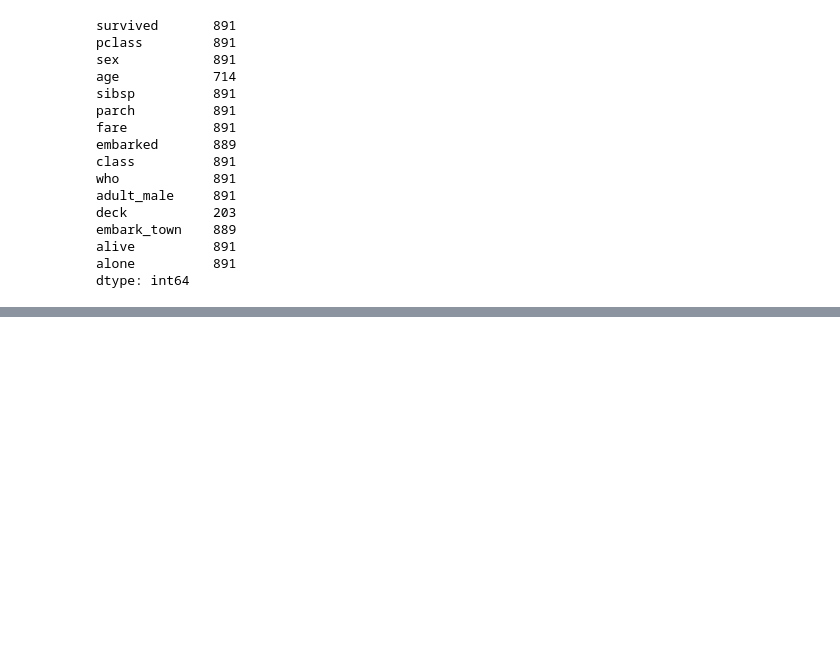
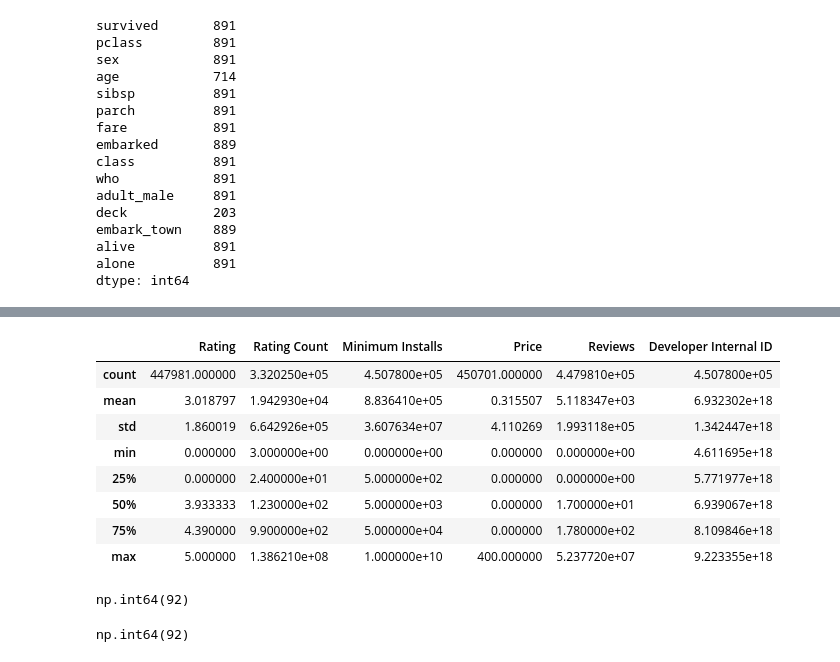
Before and after one commit to Munaam17/Practice-questions, a Jupyter notebook: Datatests.ipynb, the cells around one changed output, grey strips where cells are left out. Saved outputs shown, nothing was run; the diff lists cells and outputs as text; code cells hidden in the pictures; blank space fills up the shorter version.

```diff
--- a/Datatests.ipynb
+++ b/Datatests.ipynb
@@ -384,0 +448,22 @@ df_02 = pd.read_csv('./DataSets/Playstore_final.csv')
+# %%
+df_02.describe()
+# %% [output]
+|  | Rating | Rating Count | Minimum Installs | Price | Reviews | Developer Internal ID |
+| count | 447981.000000 | 3.320250e+05 | 4.507800e+05 | 450701.000000 | 4.479810e+05 | 4.507800e+05 |
+| mean | 3.018797 | 1.942930e+04 | 8.836410e+05 | 0.315507 | 5.118347e+03 | 6.932302e+18 |
+| std | 1.860019 | 6.642926e+05 | 3.607634e+07 | 4.110269 | 1.993118e+05 | 1.342447e+18 |
+| min | 0.000000 | 3.000000e+00 | 0.000000e+00 | 0.000000 | 0.000000e+00 | 4.611695e+18 |
+| 25% | 0.000000 | 2.400000e+01 | 5.000000e+02 | 0.000000 | 0.000000e+00 | 5.771977e+18 |
+| 50% | 3.933333 | 1.230000e+02 | 5.000000e+03 | 0.000000 | 1.700000e+01 | 6.939067e+18 |
+| 75% | 4.390000 | 9.900000e+02 | 5.000000e+04 | 0.000000 | 1.780000e+02 | 8.109846e+18 |
+| max | 5.000000 | 1.386210e+08 | 1.000000e+10 | 400.000000 | 5.237720e+07 | 9.223355e+18 |
+# %%
+df_02['Price'].value_counts()
+df_02['Price'].isnull().sum()
+# %% [output]
+np.int64(92)
+# %%
+df_02['Free'].value_counts()
+df_02['Free'].isnull().sum()
+# %% [output]
+np.int64(92)
```
Also changed, not shown: parts of 15 cells of this notebook.
